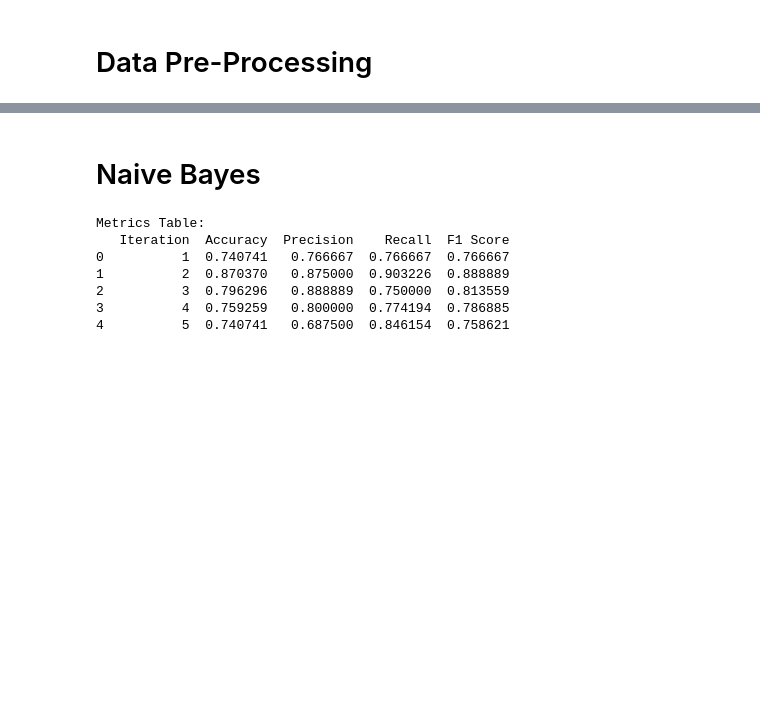
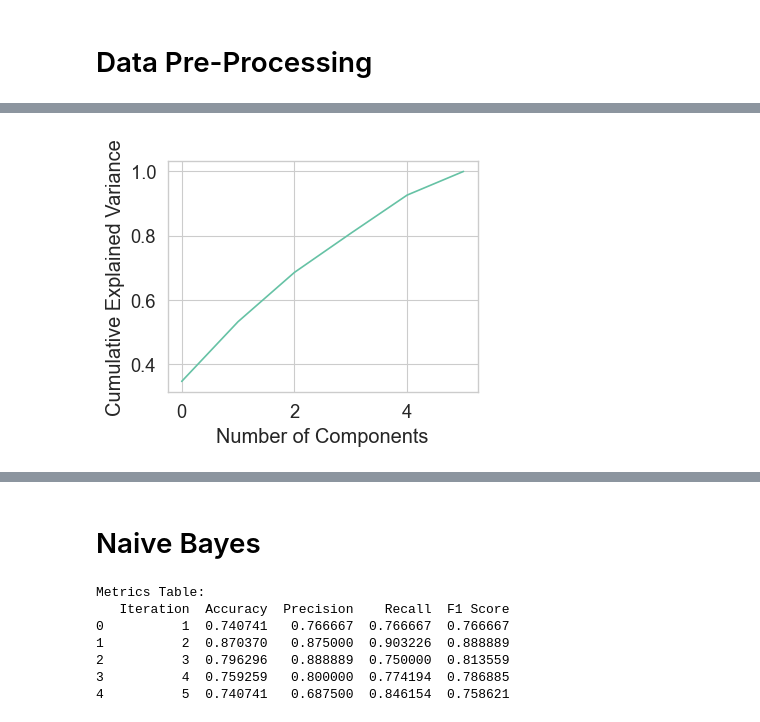
Before and after one commit to diogocerveira/heart-prediese, a Jupyter notebook: feature_correlation.ipynb, the cells around one changed output, grey strips where cells are left out. Saved outputs shown, nothing was run; the diff lists cells and outputs as text; code cells hidden in the pictures; blank space fills up the shorter version.

```diff
--- a/feature_correlation.ipynb
+++ b/feature_correlation.ipynb
@@ -125,0 +127,17 @@ plt.show()
+# %%
+from sklearn.decomposition import PCA
+
+pca = PCA(n_components=len(X_numeric.columns))
+pca_result = pca.fit_transform(X_numeric)
+
+explained_variance = pca.explained_variance_ratio_
+
+# plot no of components vs cumulative explained variance
+explained_variance = np.cumsum(pca.explained_variance_ratio_)
+plt.figure(figsize=(4, 3))
+plt.plot(explained_variance, )
+plt.xlabel('Number of Components')
+plt.ylabel('Cumulative Explained Variance')
+plt.show()
+# %% [output]
+[figure, added]
```
Also changed, not shown: parts of 10 cells of this notebook, 1 other file.
